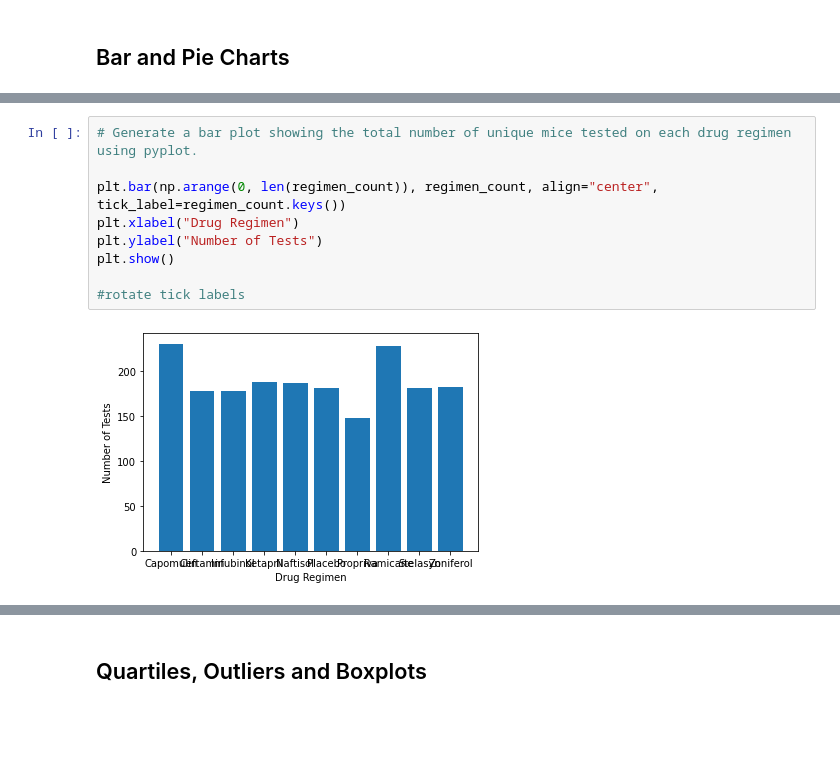
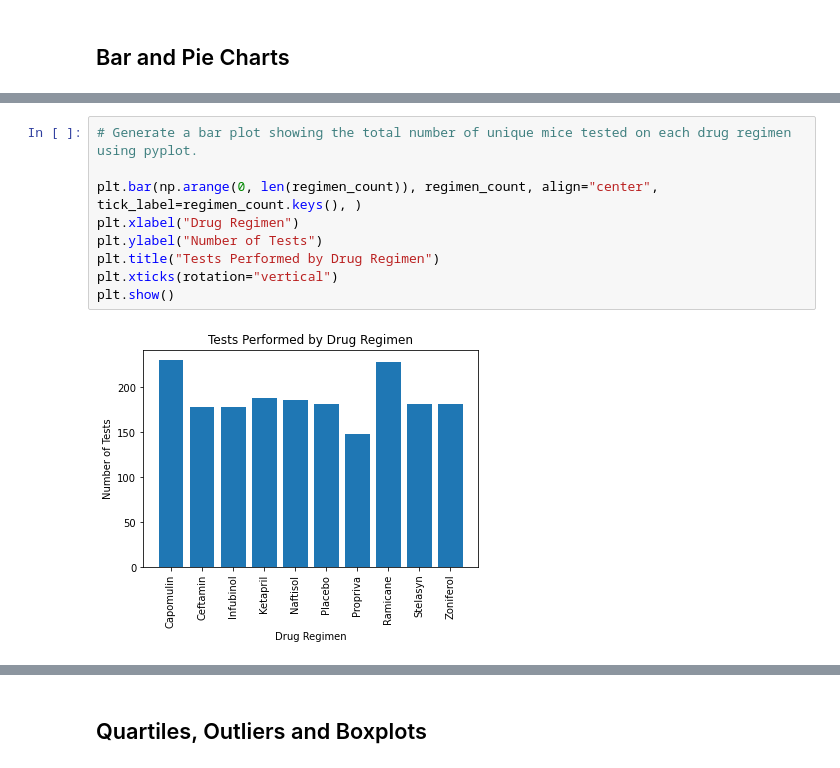
Before and after one commit to dkuchan415/Mouse_Tumor_Sizes, a Jupyter notebook: pymaceuticals_starter.ipynb, the cells around one changed output, grey strips where cells are left out. Saved outputs shown, nothing was run; the diff lists cells and outputs as text; blank space fills up the shorter version.

```diff
--- a/pymaceuticals_starter.ipynb
+++ b/pymaceuticals_starter.ipynb
@@ -158,11 +158,11 @@ regimen_count.plot(kind="bar")
 # %%
 # Generate a bar plot showing the total number of unique mice tested on each drug regimen using pyplot.
 
-plt.bar(np.arange(0, len(regimen_count)), regimen_count, align="center", tick_label=regimen_count.keys())
+plt.bar(np.arange(0, len(regimen_count)), regimen_count, align="center", tick_label=regimen_count.keys(), )
 plt.xlabel("Drug Regimen")
 plt.ylabel("Number of Tests")
+plt.title("Tests Performed by Drug Regimen")
+plt.xticks(rotation="vertical")
 plt.show()
-
-#rotate tick labels
 # %% [output]
-[figure, old version]
+[figure, new version]
```
Also changed, not shown: parts of 5 cells of this notebook.
